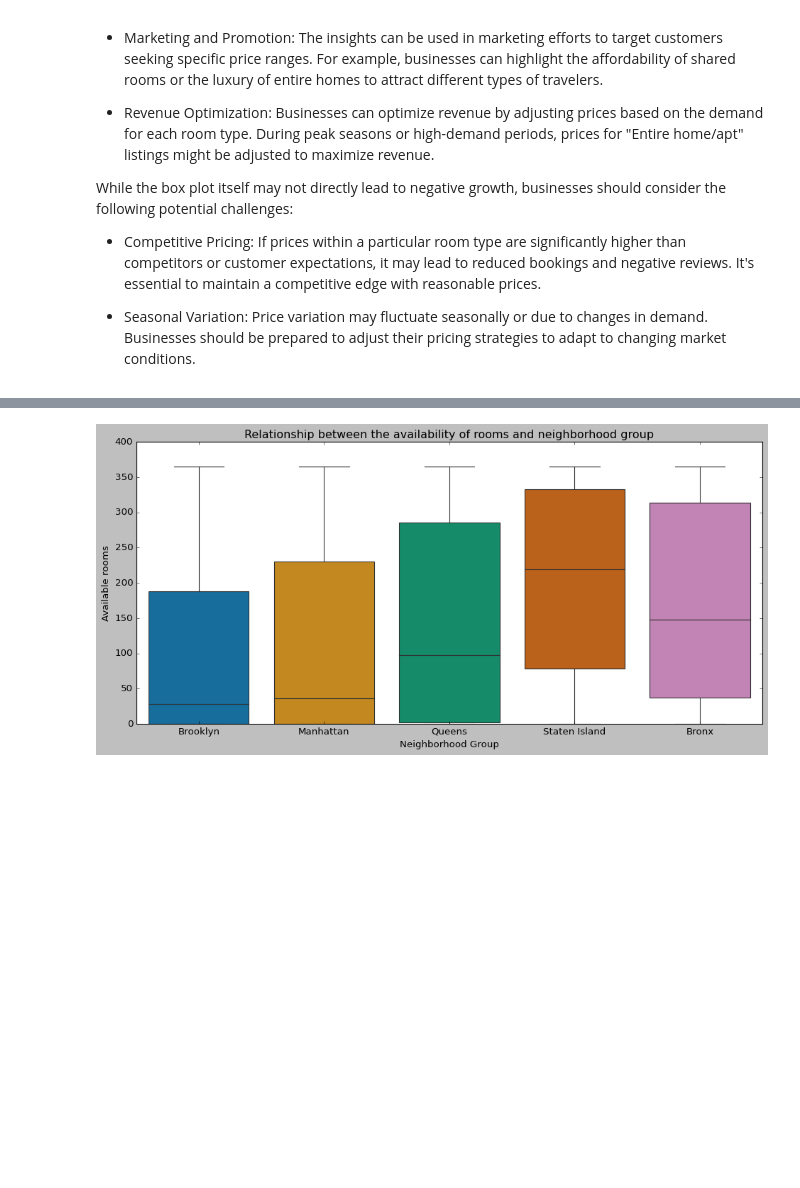
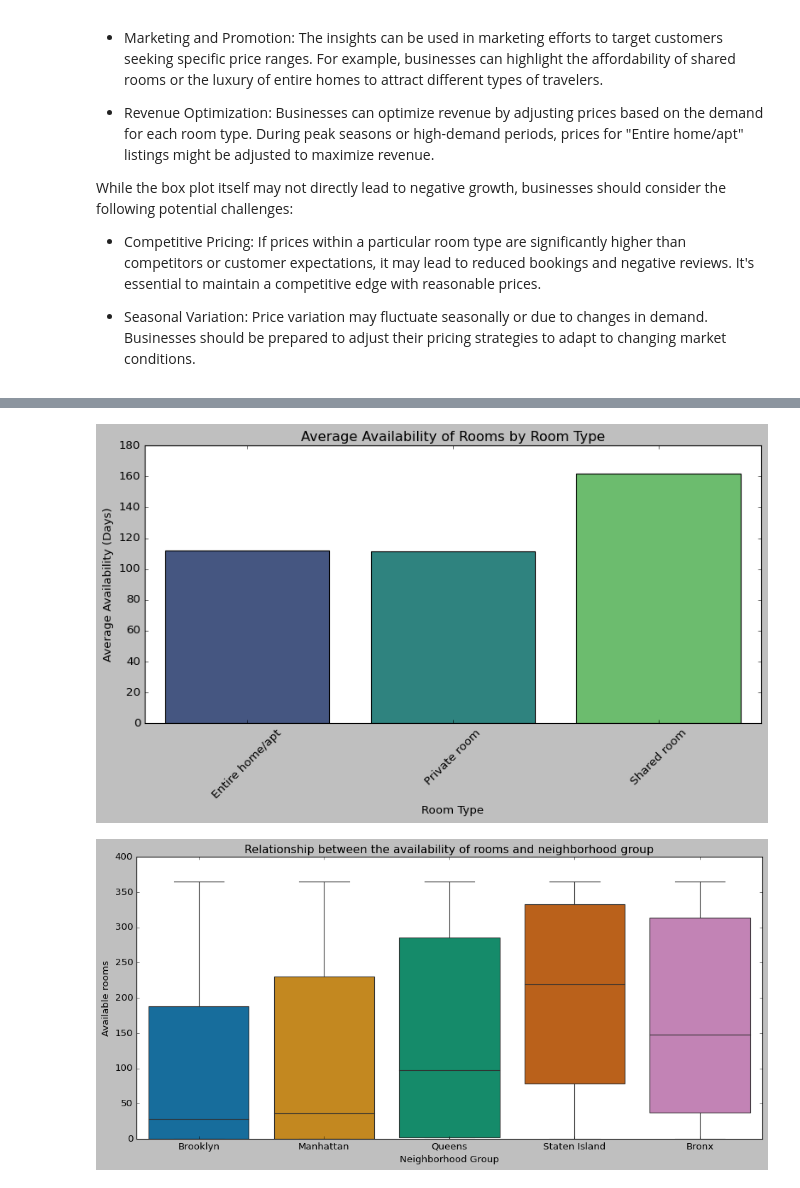
Before and after one commit to Pranita1994/EDA_Project, a Jupyter notebook: AirBnb_Bookings_Analysis.ipynb, the cells around one changed output, grey strips where cells are left out. Saved outputs shown, nothing was run; the diff lists cells and outputs as text; code cells hidden in the pictures; blank space fills up the shorter version.

```diff
--- a/AirBnb_Bookings_Analysis.ipynb
+++ b/AirBnb_Bookings_Analysis.ipynb
@@ -1064,0 +1055,16 @@ Name: availability_365, dtype: float64
+# %%
+# Descriptive Statistics
+availability_stats = df['availability_365'].describe()
+print(availability_stats)
+print("===========================================================================================================")
+# Average availability in neighbourhood group
+avg_availability_by_group = df.groupby('neighbourhood_group')['availability_365'].apply(lambda x: x.mean())
+print(avg_availability_by_group)
+print("===========================================================================================================")
+# Correlation Analysis
+correlation_matrix = df.corr()
+print(correlation_matrix['availability_365'])
+print("===========================================================================================================")
+# Room Type and Availability
+avg_availability_by_room_type = df.groupby('room_type')['availability_365'].mean()
+print(avg_availability_by_room_type)
@@ -1067,3 +1102,15 @@ Name: availability_365, dtype: float64
+# %%
+# Room Type and Availability
+plt.figure(figsize=(10, 6))
+sns.barplot(x=avg_availability_by_room_type.index, y=avg_availability_by_room_type.values, palette='viridis')
+plt.xlabel('Room Type')
+plt.ylabel('Average Availability (Days)')
+plt.title('Average Availability of Rooms by Room Type')
+plt.xticks(rotation=45)
+plt.tight_layout()
+plt.show()
+# %% [output]
+[figure, added]
 # %%
 plt.style.use('classic')
 plt.figure(figsize=(12, 6))
```
Also changed, not shown: parts of 10 cells of this notebook.
